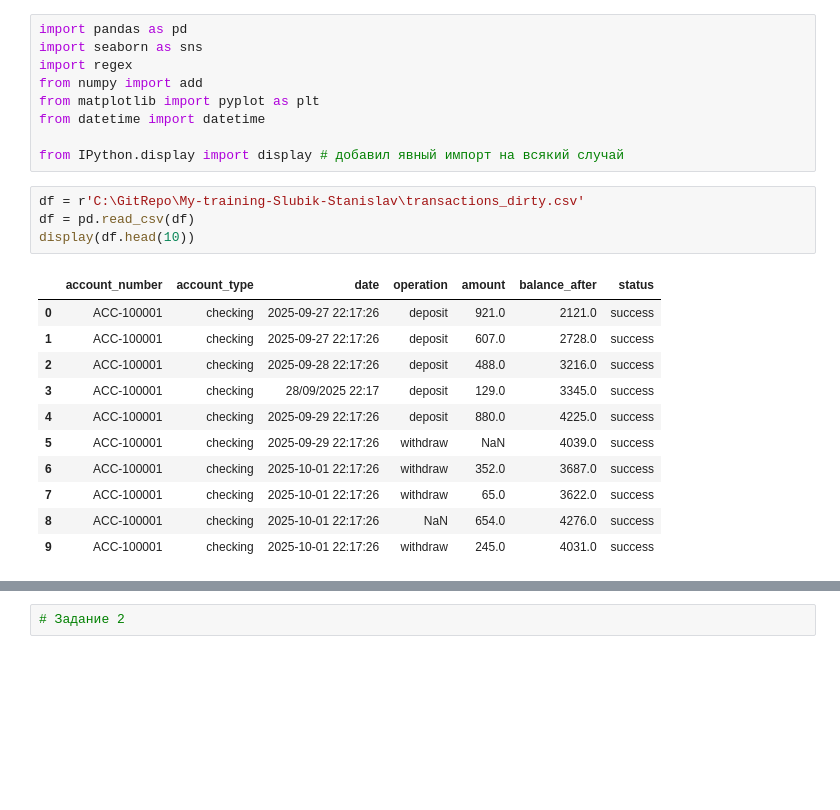
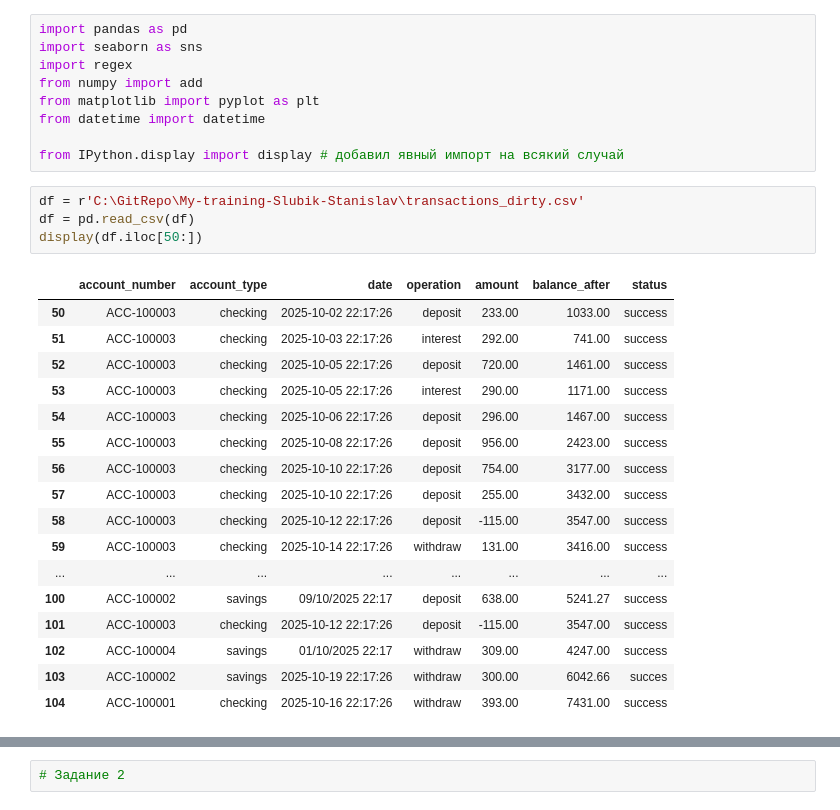
Before and after one commit to luky048-ship-it/My-training-Slubik-Stanislav, a Jupyter notebook: Домашнее задание_5.ipynb, the cells around one changed output, grey strips where cells are left out. Drawn from its saved outputs; the diff is of its cells as text; blank space fills up the shorter version.

```diff
--- a/Домашнее задание_5.ipynb
+++ b/Домашнее задание_5.ipynb
@@ -10,19 +10,25 @@ from IPython.display import display # добавил явный импорт н
 # %%
 df = r'C:\GitRepo\My-training-Slubik-Stanislav\transactions_dirty.csv'
 df = pd.read_csv(df)
-display(df.head(10))
+display(df.iloc[50:])
 # %% [output]
 |  | account_number | account_type | date | operation | amount | balance_after | status |
-| 0 | ACC-100001 | checking | 2025-09-27 22:17:26 | deposit | 921.0 | 2121.0 | success |
-| 1 | ACC-100001 | checking | 2025-09-27 22:17:26 | deposit | 607.0 | 2728.0 | success |
-| 2 | ACC-100001 | checking | 2025-09-28 22:17:26 | deposit | 488.0 | 3216.0 | success |
-| 3 | ACC-100001 | checking | 28/09/2025 22:17 | deposit | 129.0 | 3345.0 | success |
-| 4 | ACC-100001 | checking | 2025-09-29 22:17:26 | deposit | 880.0 | 4225.0 | success |
-| 5 | ACC-100001 | checking | 2025-09-29 22:17:26 | withdraw | NaN | 4039.0 | success |
-| 6 | ACC-100001 | checking | 2025-10-01 22:17:26 | withdraw | 352.0 | 3687.0 | success |
-| 7 | ACC-100001 | checking | 2025-10-01 22:17:26 | withdraw | 65.0 | 3622.0 | success |
-| 8 | ACC-100001 | checking | 2025-10-01 22:17:26 | NaN | 654.0 | 4276.0 | success |
-| 9 | ACC-100001 | checking | 2025-10-01 22:17:26 | withdraw | 245.0 | 4031.0 | success |
+| 50 | ACC-100003 | checking | 2025-10-02 22:17:26 | deposit | 233.00 | 1033.00 | success |
+| 51 | ACC-100003 | checking | 2025-10-03 22:17:26 | interest | 292.00 | 741.00 | success |
+| 52 | ACC-100003 | checking | 2025-10-05 22:17:26 | deposit | 720.00 | 1461.00 | success |
+| 53 | ACC-100003 | checking | 2025-10-05 22:17:26 | interest | 290.00 | 1171.00 | success |
+| 54 | ACC-100003 | checking | 2025-10-06 22:17:26 | deposit | 296.00 | 1467.00 | success |
+| 55 | ACC-100003 | checking | 2025-10-08 22:17:26 | deposit | 956.00 | 2423.00 | success |
+| 56 | ACC-100003 | checking | 2025-10-10 22:17:26 | deposit | 754.00 | 3177.00 | success |
+| 57 | ACC-100003 | checking | 2025-10-10 22:17:26 | deposit | 255.00 | 3432.00 | success |
+| 58 | ACC-100003 | checking | 2025-10-12 22:17:26 | deposit | -115.00 | 3547.00 | success |
+| 59 | ACC-100003 | checking | 2025-10-14 22:17:26 | withdraw | 131.00 | 3416.00 | success |
+| ... | ... | ... | ... | ... | ... | ... | ... |
+| 100 | ACC-100002 | savings | 09/10/2025 22:17 | deposit | 638.00 | 5241.27 | success |
+| 101 | ACC-100003 | checking | 2025-10-12 22:17:26 | deposit | -115.00 | 3547.00 | success |
+| 102 | ACC-100004 | savings | 01/10/2025 22:17 | withdraw | 309.00 | 4247.00 | success |
+| 103 | ACC-100002 | savings | 2025-10-19 22:17:26 | withdraw | 300.00 | 6042.66 | succes |
+| 104 | ACC-100001 | checking | 2025-10-16 22:17:26 | withdraw | 393.00 | 7431.00 | success |
 # %%
 # Задание 1 Реализация класса Account
 
```
Also changed, not shown: parts of 4 cells of this notebook.
